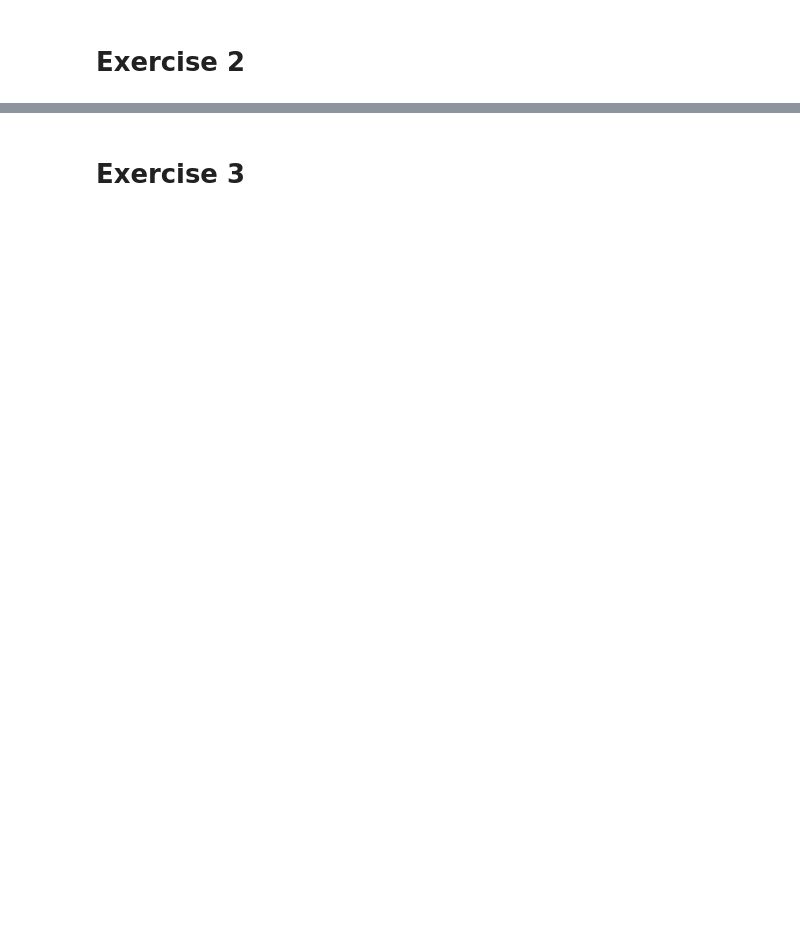
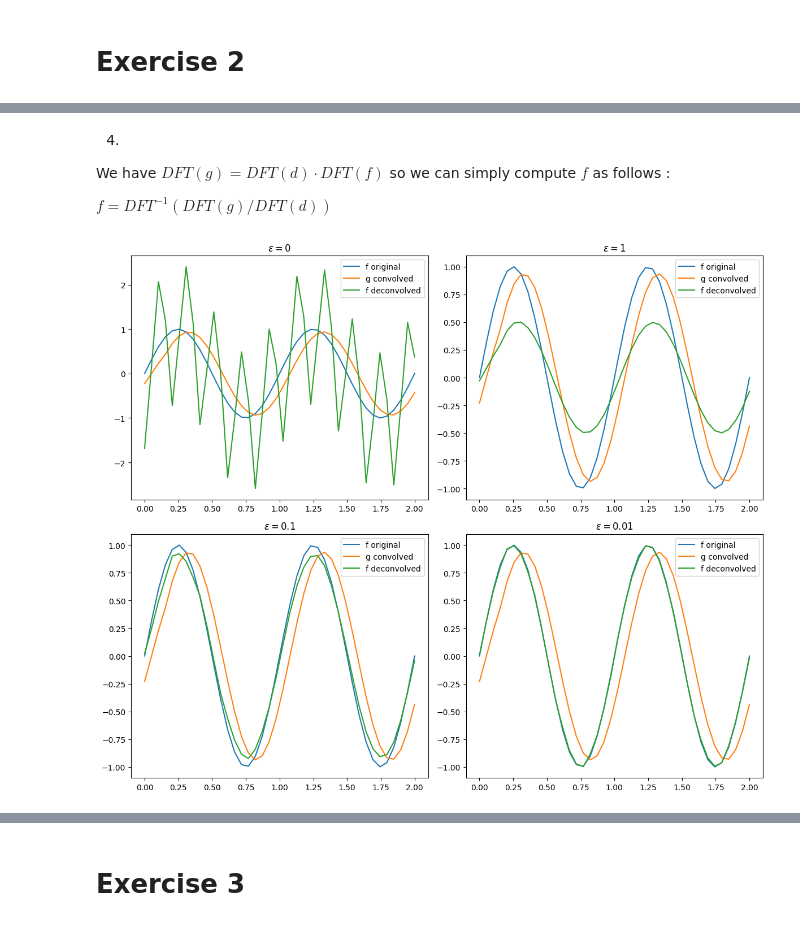
Before and after one commit to Basile-Mouret/Signal-and-Image-Processing-Lab, a Jupyter notebook: Lab4/Lab4.ipynb, the cells around one changed output, grey strips where cells are left out. Cells and saved outputs as stored; diff of their text form; code cells hidden in the pictures; blank space fills up the shorter version.

```diff
--- a/Lab4/Lab4.ipynb
+++ b/Lab4/Lab4.ipynb
@@ -27,0 +94,48 @@ plt.show()
+# %% [markdown]
+4.
+We have $DFT(g) = DFT(d) \cdot DFT(f)$ so we can simply compute $f$ as follows :
+
+$f = DFT^{-1}(DFT(g)/DFT(d))$
+# %%
+def circular_deconvolution(d, g, eps=0.1):
+    g_hat = np.fft.fft(g)
+    d_hat = np.fft.fft(d)
+    f_hat = g_hat / (d_hat+eps)
+    return np.real(np.fft.ifft(f_hat))
+
+plt.figure(figsize=(12,10))
+plt.subplot(2,2,1)
+f_decon=circular_deconvolution(d,g,eps=0)
+plt.plot(t,f, label="f original")
+plt.plot(t,g, label="g convolved")
+plt.plot(t,f_decon, label="f deconvolved")
+plt.title("$\\epsilon = 0$")
+plt.legend()
+
+plt.subplot(2,2,2)
+f_decon=circular_deconvolution(d,g,eps=1)
+plt.plot(t,f, label="f original")
+plt.plot(t,g, label="g convolved")
+plt.plot(t,f_decon, label="f deconvolved")
+plt.title("$\\epsilon = 1$")
+plt.legend()
+
+plt.subplot(2,2,3)
+f_decon=circular_deconvolution(d,g, eps=0.1)
+plt.plot(t,f, label="f original")
+plt.plot(t,g, label="g convolved")
+plt.plot(t,f_decon, label="f deconvolved")
+plt.title("$\\epsilon = 0.1$")
+plt.legend()
+
+plt.subplot(2,2,4)
+f_decon=circular_deconvolution(d,g, eps=0.01)
+plt.plot(t,f, label="f original")
+plt.plot(t,g, label="g convolved")
+plt.plot(t,f_decon, label="f deconvolved")
+plt.title("$\\epsilon = 0.01$")
+plt.legend()
+plt.tight_layout()
+plt.show()
+# %% [output]
+[figure, added]
```
Also changed, not shown: parts of 9 cells of this notebook.
